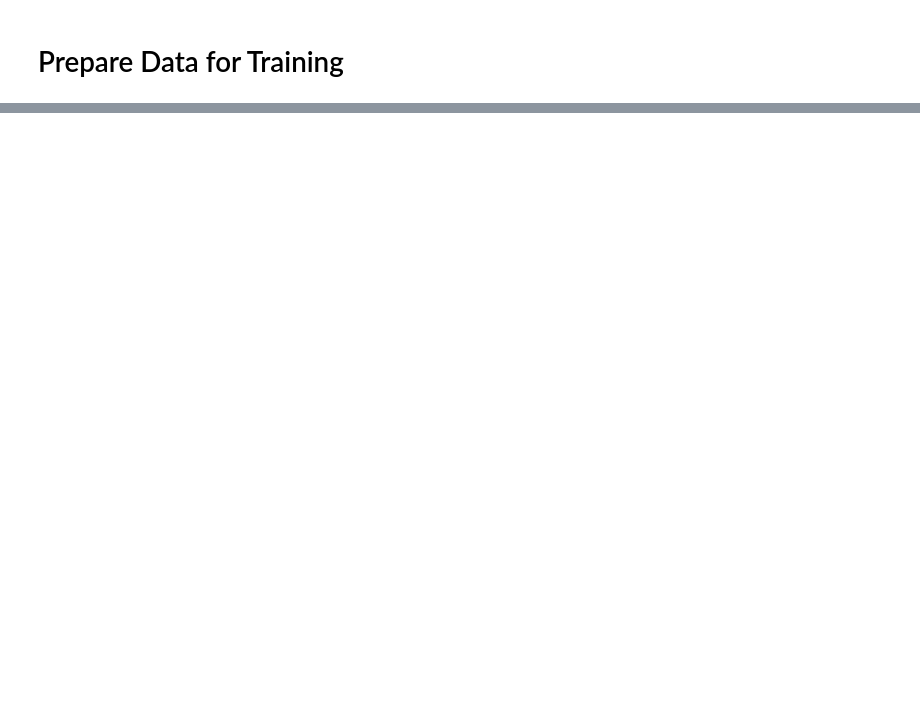
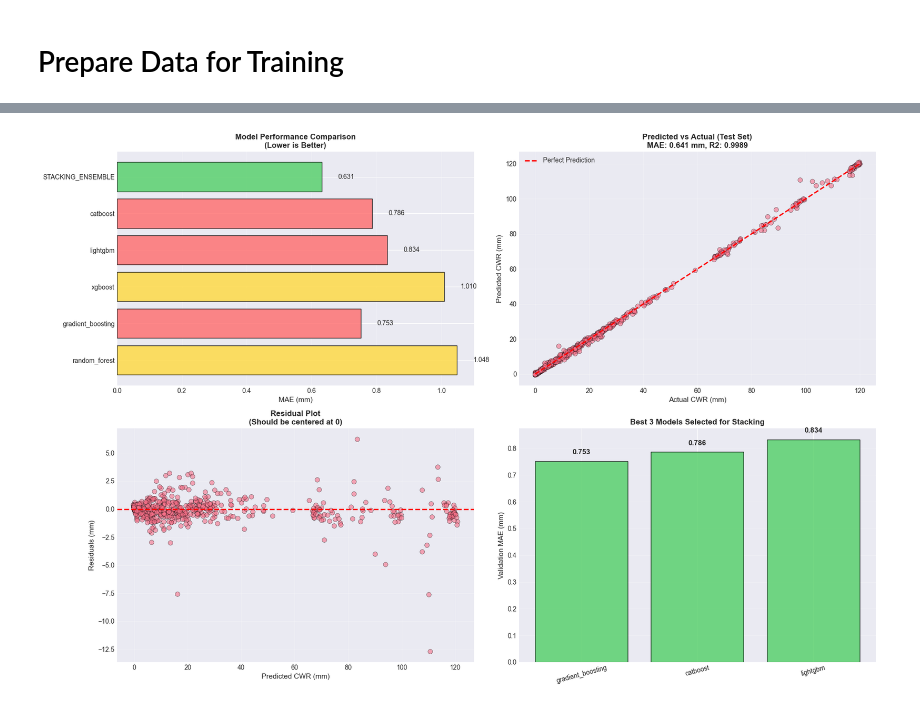
Before and after one commit to YERAN0105/FYP, a Jupyter notebook: Notebooks/CWR/CWR_prediction.ipynb, the cells around one changed output, grey strips where cells are left out. Cells and saved outputs as stored; diff of their text form; code cells hidden in the pictures; blank space fills up the shorter version.

Commit message:
CWR model training

```diff
--- a/Notebooks/CWR/CWR_prediction.ipynb
+++ b/Notebooks/CWR/CWR_prediction.ipynb
@@ -493,0 +771,82 @@ Model saved to: ./Models/cwr_stacking_model.pkl
+# %%
+# ============================================================================
+# STEP 8: Visualize Results
+# ============================================================================
+
+fig, axes = plt.subplots(2, 2, figsize=(18, 12))
+
+# Plot 1: Model Comparison (All 5 + Stacking)
+ax1 = axes[0, 0]
+models_list = list(model_scores.keys())
+mae_values = [model_scores[m]['MAE'] for m in models_list]
+colors = ['#51cf66' if m == 'STACKING_ENSEMBLE' else '#ff6b6b' if m in best_3_names else '#ffd93d' for m in models_list]
+
+bars = ax1.barh(models_list, mae_values, color=colors, alpha=0.8, edgecolor='black')
+ax1.set_xlabel('MAE (mm)', fontsize=11)
+ax1.set_title('Model Performance Comparison\n(Lower is Better)', fontsize=12, fontweight='bold')
+ax1.grid(axis='x', alpha=0.3)
+
+for i, (bar, val) in enumerate(zip(bars, mae_values)):
+    ax1.text(val + 0.05, i, f'{val:.3f}', va='center', fontsize=10)
+
+# Plot 2: Predicted vs Actual (Test Set)
+ax2 = axes[0, 1]
+ax2.scatter(y_test, y_test_pred_stack, alpha=0.6, s=50, edgecolor='black', linewidth=0.5)
+ax2.plot([y_test.min(), y_test.max()], [y_test.min(), y_test.max()],
+         'r--', lw=2, label='Perfect Prediction')
+ax2.set_xlabel('Actual CWR (mm)', fontsize=11)
+ax2.set_ylabel('Predicted CWR (mm)', fontsize=11)
+ax2.set_title(f'Predicted vs Actual (Test Set)\nMAE: {test_metrics["MAE"]:.3f} mm, R2: {test_metrics["R2"]:.4f}',
+              fontsize=12, fontweight='bold')
+ax2.legend()
+ax2.grid(alpha=0.3)
+
+# Plot 3: Residuals
+ax3 = axes[1, 0]
+residuals = y_test - y_test_pred_stack
+ax3.scatter(y_test_pred_stack, residuals, alpha=0.6, s=50, edgecolor='black', linewidth=0.5)
+ax3.axhline(y=0, color='r', linestyle='--', lw=2)
+ax3.set_xlabel('Predicted CWR (mm)', fontsize=11)
+ax3.set_ylabel('Residuals (mm)', fontsize=11)
+ax3.set_title('Residual Plot\n(Should be centered at 0)', fontsize=12, fontweight='bold')
+ax3.grid(alpha=0.3)
+
+# Plot 4: Best 3 Model Contributions
+ax4 = axes[1, 1]
+best_3_mae = [model_scores[name]['MAE'] for name in best_3_names]
+bars = ax4.bar(best_3_names, best_3_mae, color='#51cf66', alpha=0.8, edgecolor='black')
+ax4.set_ylabel('Validation MAE (mm)', fontsize=11)
+ax4.set_title('Best 3 Models Selected for Stacking', fontsize=12, fontweight='bold')
+ax4.tick_params(axis='x', rotation=15)
+ax4.grid(axis='y', alpha=0.3)
+
+for bar, val in zip(bars, best_3_mae):
+    height = bar.get_height()
+    ax4.text(bar.get_x() + bar.get_width()/2., height + 0.02,
+             f'{val:.3f}', ha='center', va='bottom', fontsize=11, fontweight='bold')
+
+plt.tight_layout()
+plt.savefig('./Visualisation/stacking_ensemble_results.png', dpi=300, bbox_inches='tight')
+plt.show()
+
+print("\nStacking Ensemble analysis complete!")
+print(f"Results saved to: ./Visualisation/stacking_ensemble_results.png")
+
+# Save stacking model
+stacking_model_filename = './Models/cwr_stacking_model.pkl'
+joblib.dump(stacking_model, stacking_model_filename)
+print(f"Model saved to: {stacking_model_filename}")
+
+# Save individual optimized models
+for name, model in optimized_models.items():
+    model_path = f'./Models/cwr_{name}_optimized.pkl'
+    joblib.dump(model, model_path)
+    print(f"Model saved to: {model_path}")
+
+print("\nOptimized hyperparameters saved for reference:")
+for name, params in optimized_params.items():
+    print(f"\n{name}:")
+    for param, value in params.items():
+        print(f"  {param}: {value}")
+# %% [output]
+[figure, added]
```
Also changed, not shown: parts of 18 cells of this notebook, 3 other files.
